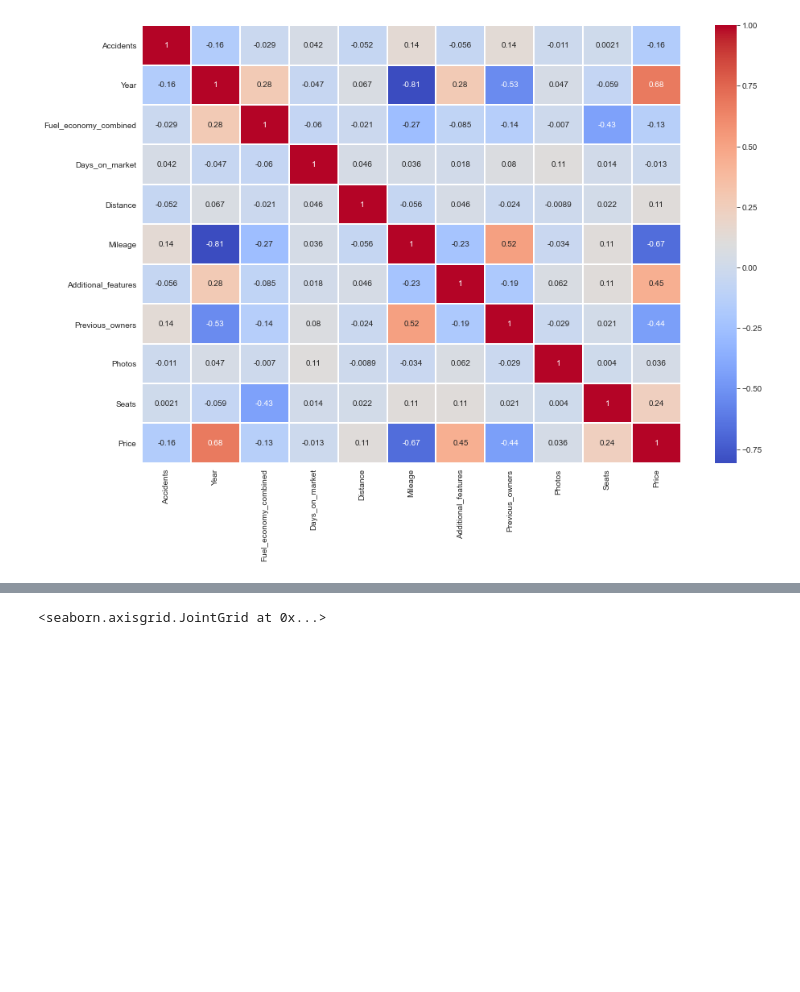
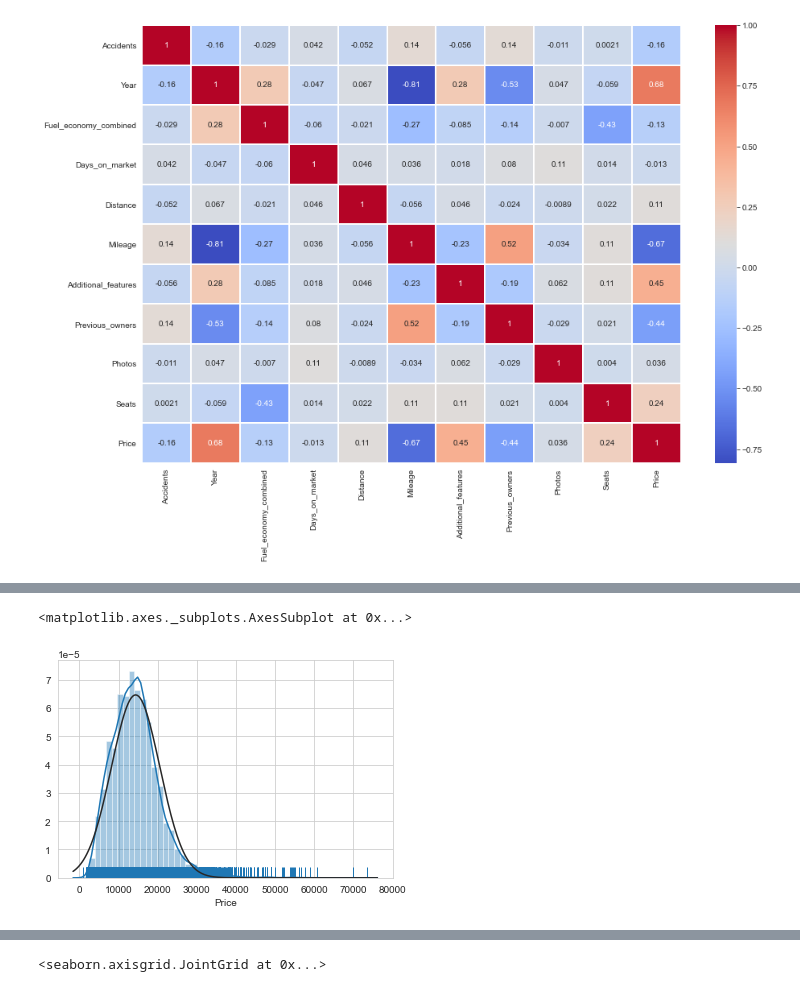
Before and after one commit to amolratnaparkhe/Car-listing-Project, a Jupyter notebook: Car-listing.ipynb, the cells around one changed output, grey strips where cells are left out. Drawn from its saved outputs; the diff is of its cells as text; code cells hidden in the pictures; blank space fills up the shorter version.

```diff
--- a/Car-listing.ipynb
+++ b/Car-listing.ipynb
@@ -613 +652,6 @@ sns.heatmap(df.corr(),annot=True,linewidths=1,cmap = "coolwarm")
+# %%
+sns.distplot(df["Price"],fit=norm,rug = True)
+# %% [output]
+<matplotlib.axes._subplots.AxesSubplot at 0x...>
+[figure, added]
 # %%
```
Also changed, not shown: parts of 35 cells of this notebook.
